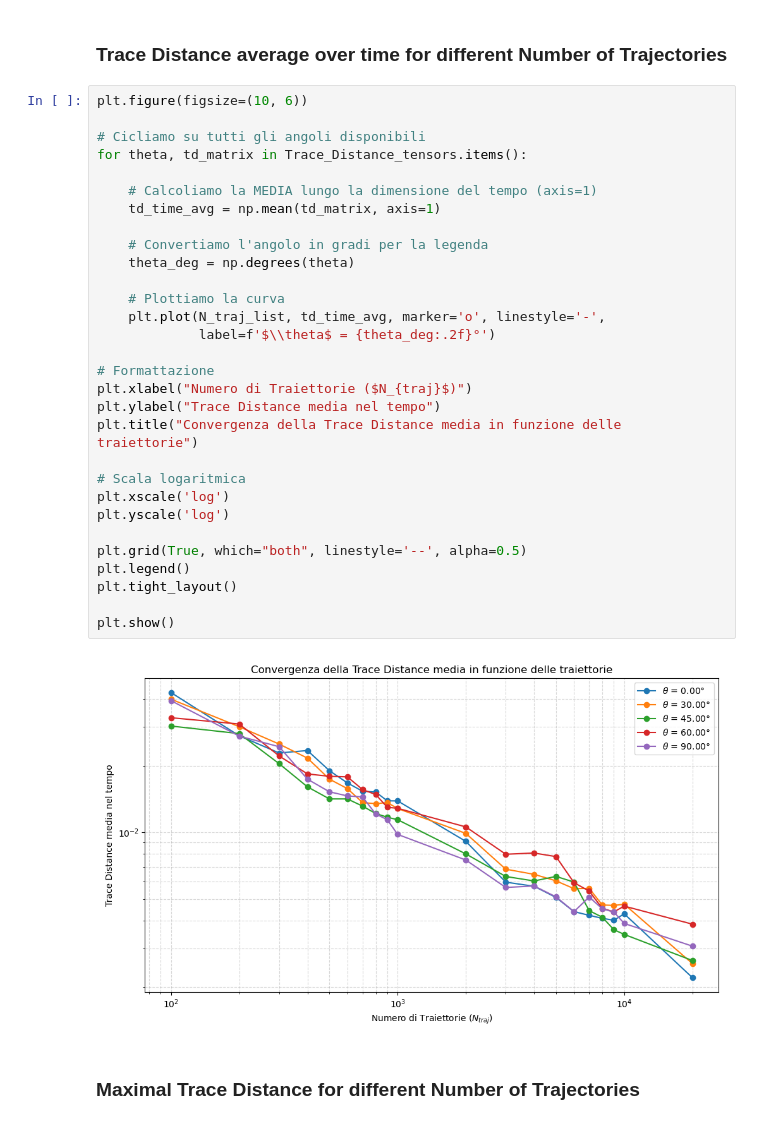
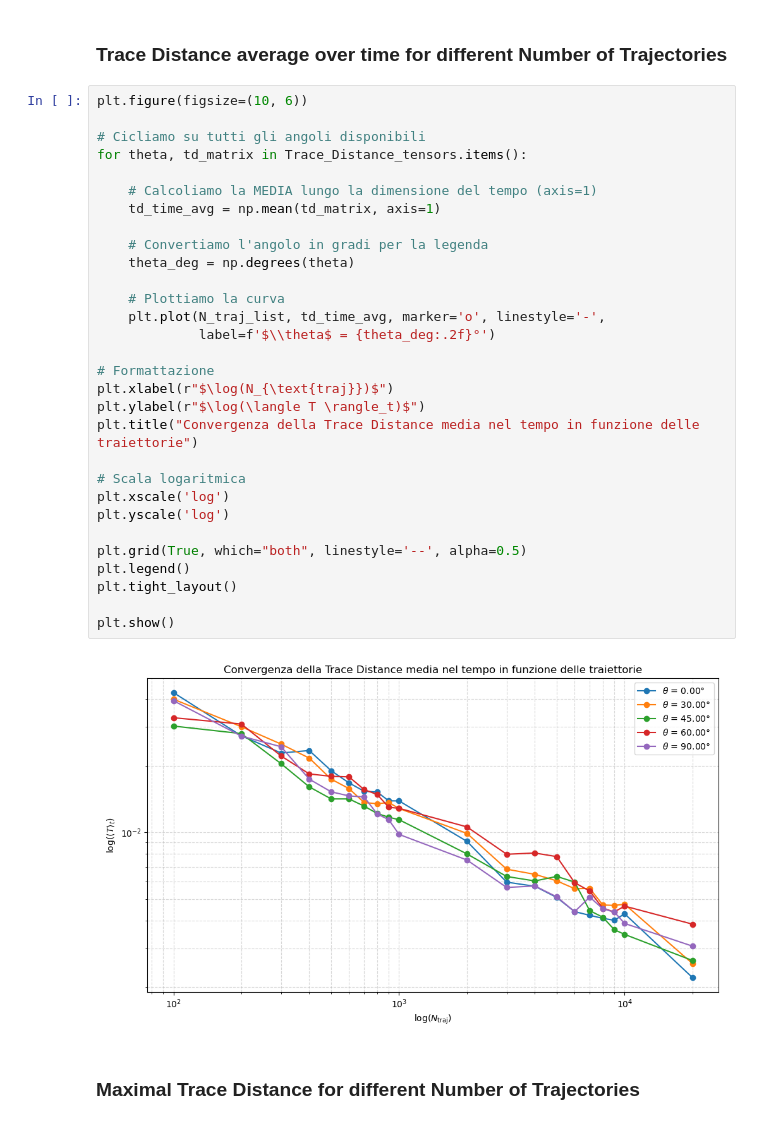
Before and after one commit to francescociavarella/Collisional-Methods, a Jupyter notebook: Codes/Fidelity_and_Trace_Distance_Analysis.ipynb, the cells around one changed output. Drawn from its saved outputs; the diff is of its cells as text.

```diff
--- a/Codes/Fidelity_and_Trace_Distance_Analysis.ipynb
+++ b/Codes/Fidelity_and_Trace_Distance_Analysis.ipynb
@@ -465,35 +470,35 @@ Theta   : ['0.000°', '30.000°', '45.000°', '60.000°', '90.000°']
 # %%
 plt.figure(figsize=(10, 6))
 
 # Cicliamo su tutti gli angoli disponibili
 for theta, td_matrix in Trace_Distance_tensors.items():
 
     # Calcoliamo la MEDIA lungo la dimensione del tempo (axis=1)
     td_time_avg = np.mean(td_matrix, axis=1)
 
     # Convertiamo l'angolo in gradi per la legenda
     theta_deg = np.degrees(theta)
 
     # Plottiamo la curva
     plt.plot(N_traj_list, td_time_avg, marker='o', linestyle='-',
              label=f'$\\theta$ = {theta_deg:.2f}°')
 
 # Formattazione
-plt.xlabel("Numero di Traiettorie ($N_{traj}$)")
-plt.ylabel("Trace Distance media nel tempo")
-plt.title("Convergenza della Trace Distance media in funzione delle traiettorie")
+plt.xlabel(r"$\log(N_{\text{traj}})$")
+plt.ylabel(r"$\log(\langle T \rangle_t)$")
+plt.title("Convergenza della Trace Distance media nel tempo in funzione delle traiettorie")
 
 # Scala logaritmica
 plt.xscale('log')
 plt.yscale('log')
 
 plt.grid(True, which="both", linestyle='--', alpha=0.5)
 plt.legend()
 plt.tight_layout()
 
 plt.show()
 # %% [output]
-[figure, old version]
+[figure, new version]
 # %% [markdown]
 ### Maximal Trace Distance for different Number of Trajectories
 # %%
```
Also changed, not shown: parts of 7 cells of this notebook, 5 other files.
